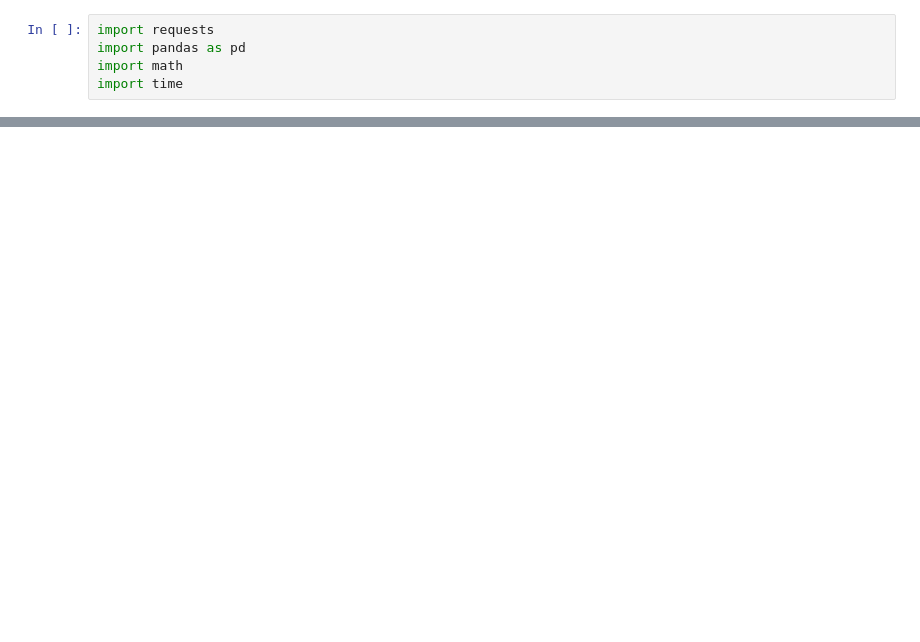
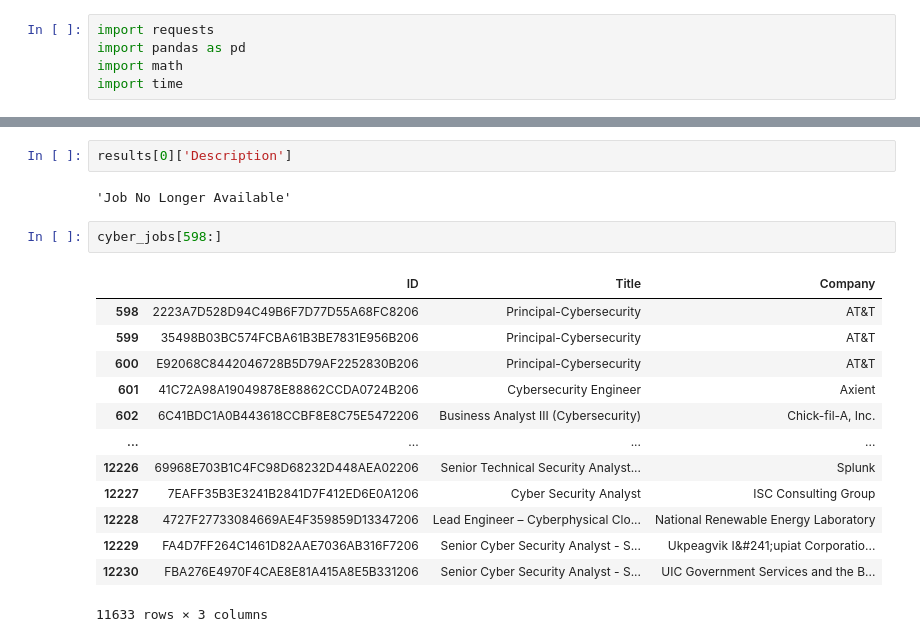
Before and after one commit to jwgargano/CyberWorkForceProject, a Jupyter notebook: NLX API.ipynb, the cells around one changed output, grey strips where cells are left out. Saved outputs shown, nothing was run; the diff lists cells and outputs as text; blank space fills up the shorter version.

```diff
--- a/NLX API.ipynb
+++ b/NLX API.ipynb
@@ -57,0 +140,20 @@ jobs
+# %%
+results[0]['Description']
+# %% [output]
+'Job No Longer Available'
+# %%
+cyber_jobs[598:]
+# %% [output]
+|  | ID | Title | Company |
+| 598 | 2223A7D528D94C49B6F7D77D55A68FC8206 | Principal-Cybersecurity | AT&T |
+| 599 | 35498B03BC574FCBA61B3BE7831E956B206 | Principal-Cybersecurity | AT&T |
+| 600 | E92068C8442046728B5D79AF2252830B206 | Principal-Cybersecurity | AT&T |
+| 601 | 41C72A98A19049878E88862CCDA0724B206 | Cybersecurity Engineer | Axient |
+| 602 | 6C41BDC1A0B443618CCBF8E8C75E5472206 | Business Analyst III (Cybersecurity) | Chick-fil-A, Inc. |
+| ... | ... | ... | ... |
+| 12226 | 69968E703B1C4FC98D68232D448AEA02206 | Senior Technical Security Analyst... | Splunk |
+| 12227 | 7EAFF35B3E3241B2841D7F412ED6E0A1206 | Cyber Security Analyst | ISC Consulting Group |
+| 12228 | 4727F27733084669AE4F359859D13347206 | Lead Engineer – Cyberphysical Clo... | National Renewable Energy Laboratory |
+| 12229 | FA4D7FF264C1461D82AAE7036AB316F7206 | Senior Cyber Security Analyst - S... | Ukpeagvik I&#241;upiat Corporatio... |
+| 12230 | FBA276E4970F4CAE8E81A415A8E5B331206 | Senior Cyber Security Analyst - S... | UIC Government Services and the B... |
+11633 rows × 3 columns
```
Also changed, not shown: parts of 16 cells of this notebook, 3 other files.
